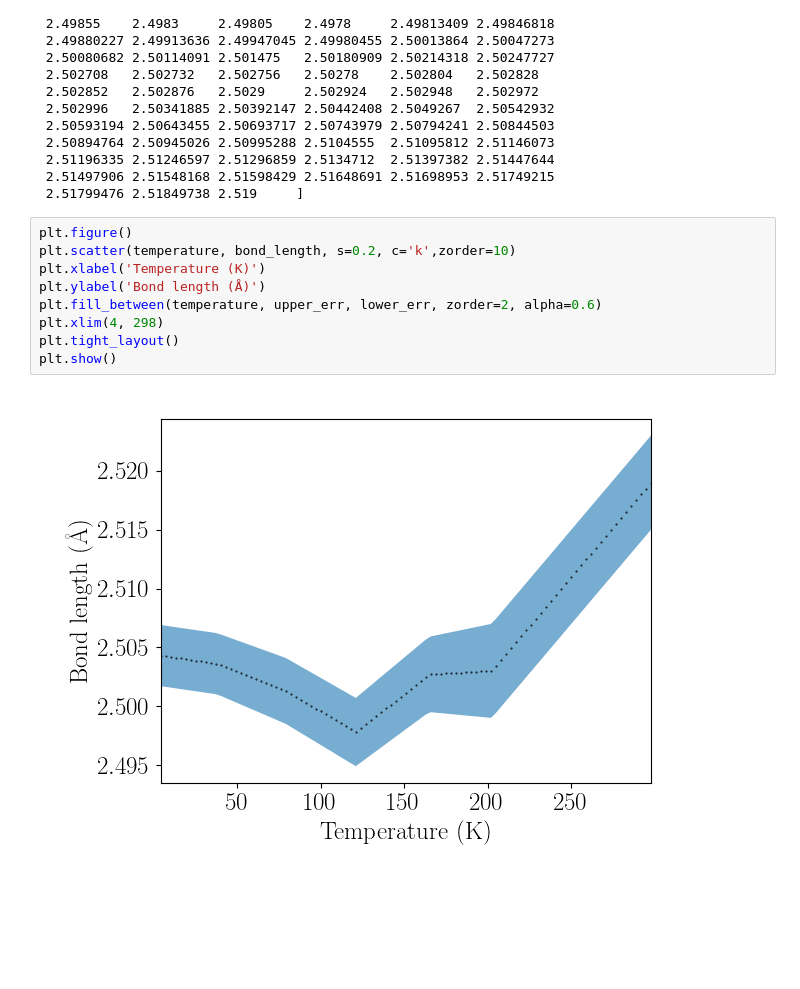
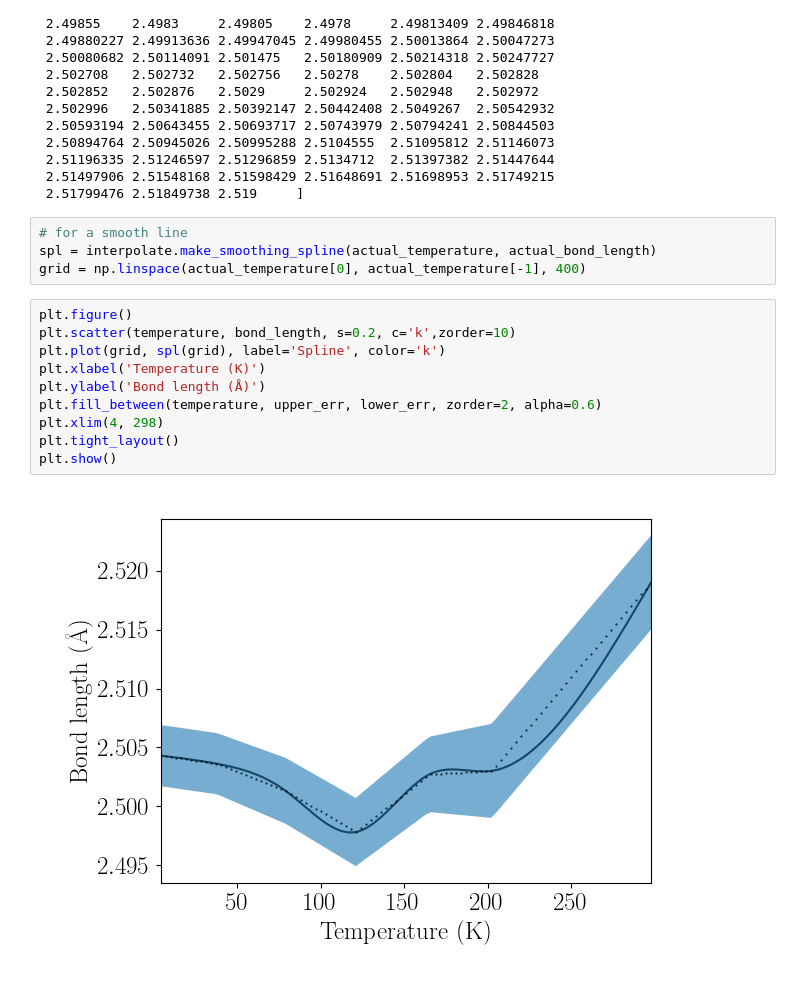
Before and after one commit to caitlanchambers/fe2-CO-9, a Jupyter notebook: calculations.ipynb, the cells around one changed output. Drawn from its saved outputs; the diff is of its cells as text; blank space fills up the shorter version.

Commit message:
smoothing function added

```diff
--- a/calculations.ipynb
+++ b/calculations.ipynb
@@ -54,14 +55,19 @@ print(bond_length)
  2.51196335 2.51246597 2.51296859 2.5134712  2.51397382 2.51447644
  2.51497906 2.51548168 2.51598429 2.51648691 2.51698953 2.51749215
  2.51799476 2.51849738 2.519     ]
+# %%
+# for a smooth line
+spl = interpolate.make_smoothing_spline(actual_temperature, actual_bond_length)
+grid = np.linspace(actual_temperature[0], actual_temperature[-1], 400)
 # %%
 plt.figure()
 plt.scatter(temperature, bond_length, s=0.2, c='k',zorder=10)
+plt.plot(grid, spl(grid), label='Spline', color='k')
 plt.xlabel('Temperature (K)')
 plt.ylabel('Bond length (Å)')
 plt.fill_between(temperature, upper_err, lower_err, zorder=2, alpha=0.6)
 plt.xlim(4, 298)
 plt.tight_layout()
 plt.show()
 # %% [output]
-[figure, old version]
+[figure, new version]
```
Also changed, not shown: parts of 2 cells of this notebook.
